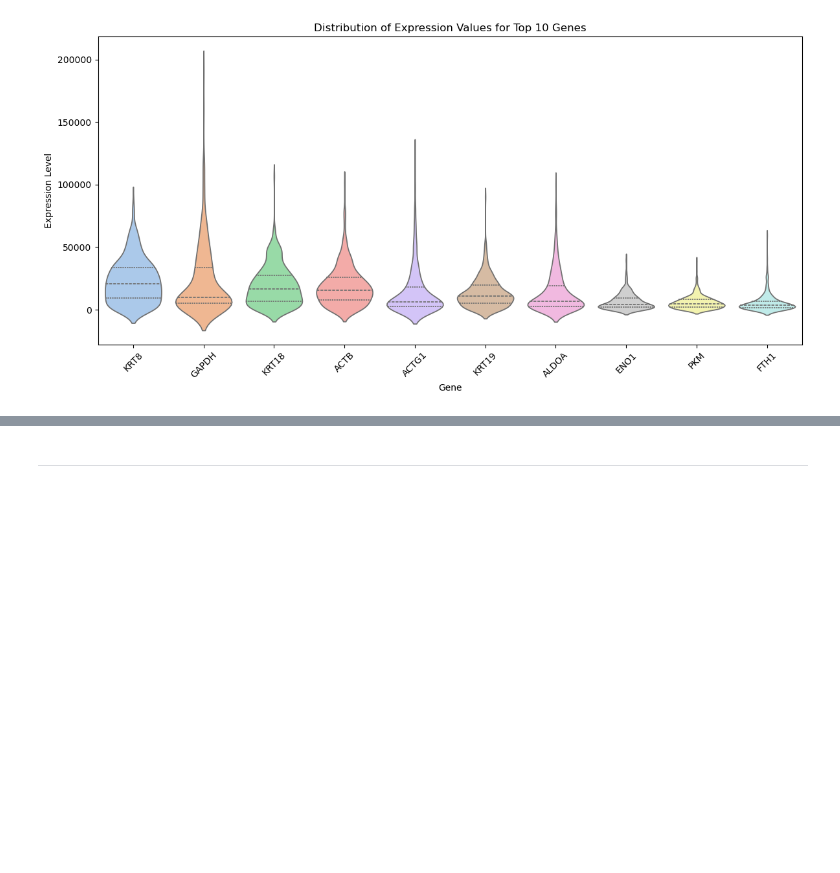
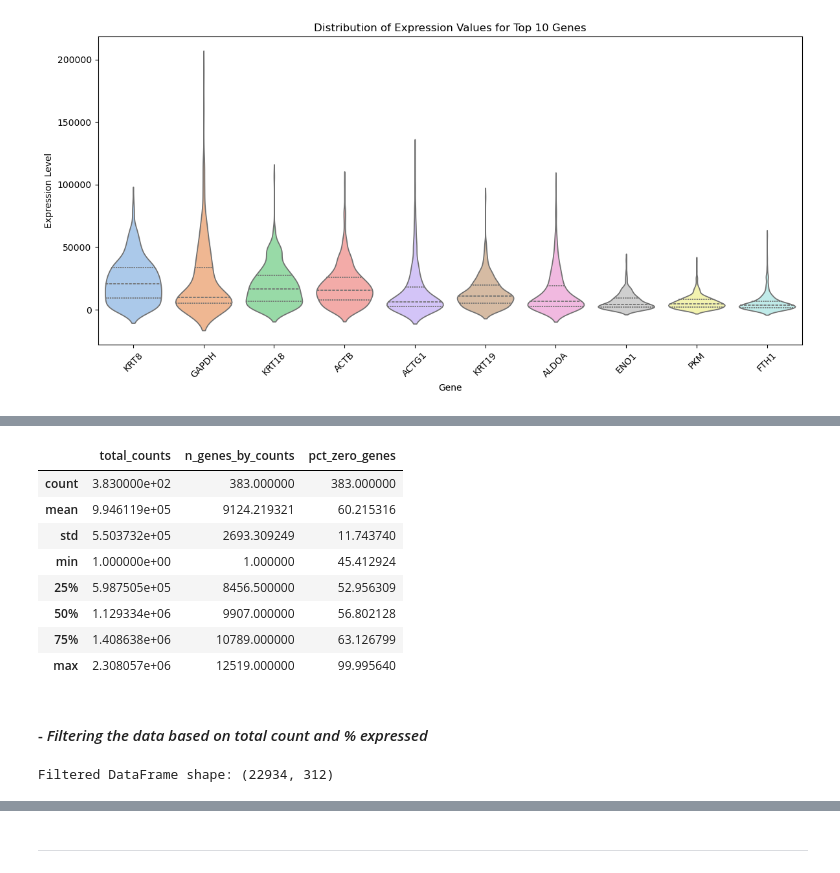
Before and after one commit to katiarusso/breast-cancer-ml-classification, a Jupyter notebook: Notebooks/Main.ipynb, the cells around one changed output, grey strips where cells are left out. Saved outputs shown, nothing was run; the diff lists cells and outputs as text; code cells hidden in the pictures; blank space fills up the shorter version.

```diff
--- a/Notebooks/Main.ipynb
+++ b/Notebooks/Main.ipynb
@@ -563,0 +487,25 @@ Passing `palette` without assigning `hue` is deprecated and will be removed in v
+# %%
+cell_qc_mcf.describe()
+# %% [output]
+|  | total_counts | n_genes_by_counts | pct_zero_genes |
+| count | 3.830000e+02 | 383.000000 | 383.000000 |
+| mean | 9.946119e+05 | 9124.219321 | 60.215316 |
+| std | 5.503732e+05 | 2693.309249 | 11.743740 |
+| min | 1.000000e+00 | 1.000000 | 45.412924 |
+| 25% | 5.987505e+05 | 8456.500000 | 52.956309 |
+| 50% | 1.129334e+06 | 9907.000000 | 56.802128 |
+| 75% | 1.408638e+06 | 10789.000000 | 63.126799 |
+| max | 2.308057e+06 | 12519.000000 | 99.995640 |
+# %% [markdown]
+#### - *Filtering the data based on total count and % expressed*
+# %%
+filtered_cells = cell_qc_mcf[
+    (cell_qc_mcf["total_counts"] >= 200000) &
+    (cell_qc_mcf["n_genes_by_counts"] >= 7000) &
+    (cell_qc_mcf["pct_zero_genes"] <= 70)
+]
+cells_to_keep = filtered_cells.index
+dfs_mcf_f1 = dfs_mcf_unfiltered[cells_to_keep]
+print("Filtered DataFrame shape:", dfs_mcf_f1.shape)
+# %% [output]
+Filtered DataFrame shape: (22934, 312)
```
Also changed, not shown: parts of 32 cells of this notebook.
